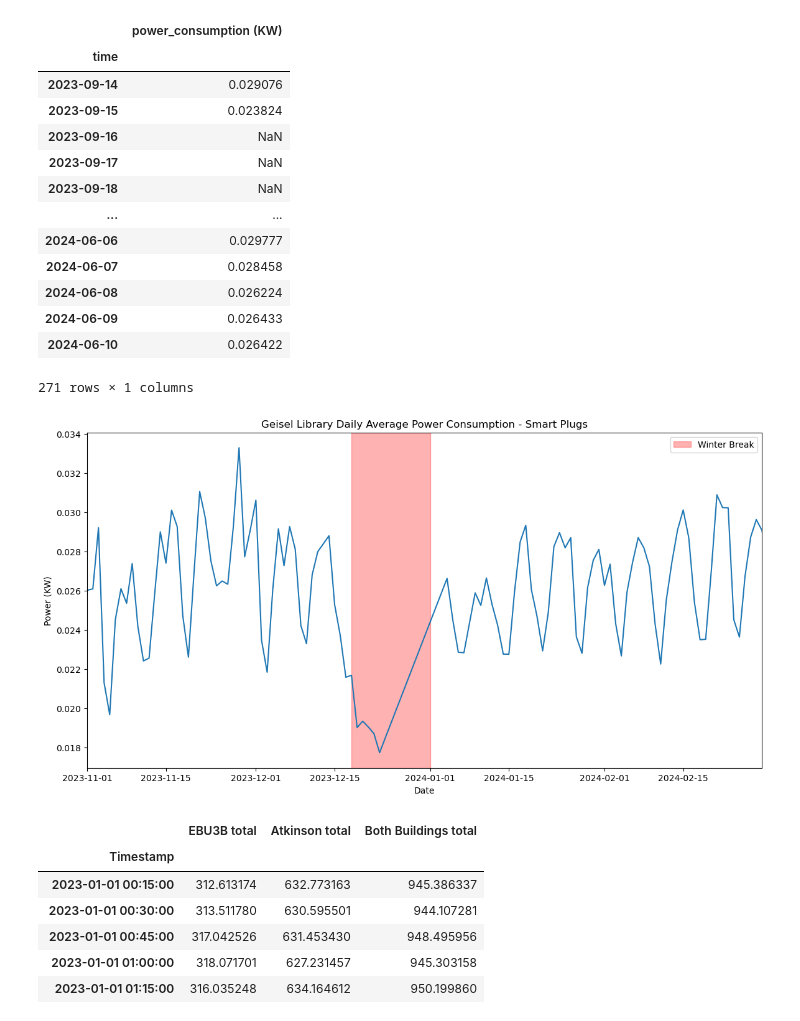
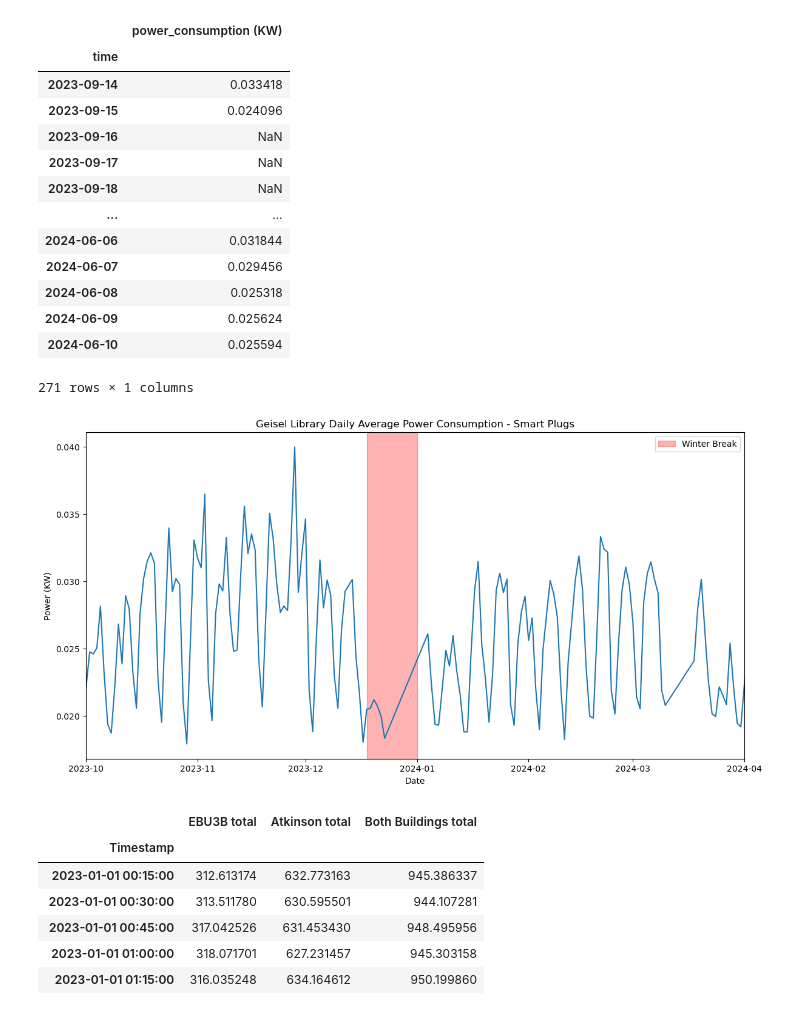
Before and after one commit to matthew-vaught/smart-plug-research, a Jupyter notebook: Data Visualization Notebooks/DataVisualizations - Winter Break Analysis.ipynb, the cells around one changed output. Cells and saved outputs as stored; diff of their text form; code cells hidden in the pictures.

```diff
--- a/Data Visualization Notebooks/DataVisualizations - Winter Break Analysis.ipynb
+++ b/Data Visualization Notebooks/DataVisualizations - Winter Break Analysis.ipynb
@@ -47,3 +45,14 @@ combined_df
-# %%
-# Forward fill any missing values
-combined_df.fillna(method='ffill', inplace=True)
+# %%
+# Read in a dataset of abnormal readings to filter for only plugs without any abnormal readings
+abnormal_readings = pd.read_csv(r'C:\Users\vaugh\Downloads\helper_spreadsheet(8).csv')
+abnormal_readings.drop(columns=['numer_ids'], inplace=True)
+abnormal_readings['smart_plug'] = abnormal_readings['smart_plug'].astype(str)
+abnormal_readings['smart_plug'] = abnormal_readings['smart_plug'].apply(lambda x: x[:-2])
+abnormal_readings['smart_plug_id'] = abnormal_readings['smart_plug']
+abnormal_readings.drop(columns=['smart_plug'], inplace=True)
+# %%
+# Combining the datasets to include the abnormal readings column and setting time as the index
+combined_df = combined_df.merge(abnormal_readings, on='smart_plug_id')
+combined_df = combined_df[combined_df['Abnormal Readings'] == 'Clear']
+combined_df.drop(columns = ['Abnormal Readings'], inplace=True)
+combined_df.set_index('time', inplace=True)
@@ -59,52 +85,52 @@ daily_df
 # %% [output]
 |  | power_consumption (KW) |
 | time |  |
-| 2023-09-14 | 0.029076 |
-| 2023-09-15 | 0.023824 |
+| 2023-09-14 | 0.033418 |
+| 2023-09-15 | 0.024096 |
 | 2023-09-16 | NaN |
 | 2023-09-17 | NaN |
 | 2023-09-18 | NaN |
 | ... | ... |
-| 2024-06-06 | 0.029777 |
-| 2024-06-07 | 0.028458 |
-| 2024-06-08 | 0.026224 |
-| 2024-06-09 | 0.026433 |
-| 2024-06-10 | 0.026422 |
+| 2024-06-06 | 0.031844 |
+| 2024-06-07 | 0.029456 |
+| 2024-06-08 | 0.025318 |
+| 2024-06-09 | 0.025624 |
+| 2024-06-10 | 0.025594 |
 271 rows × 1 columns
 # %%
 # Creating a graph that overlays winter break with the time series data to show the dip in power consumption during this period
 
 import matplotlib.pyplot as plt
 import seaborn as sns
 import pandas as pd
 
 # Define the date range to show in the plot
-start_date = '2023-11-01'
-end_date = '2024-02-29'
+start_date = '2023-10-01'
+end_date = '2024-04-01'
 
 # Define the winter break date range
 winter_break_start = '2023-12-18'
 winter_break_end = '2024-01-01'
 
 # Plotting overall trends
 plt.figure(figsize=(14, 7))
 ax = sns.lineplot(data=daily_df, x=daily_df.index, y='power_consumption (KW)')
 plt.title('Geisel Library Daily Average Power Consumption - Smart Plugs')
 plt.xlabel('Date')
 plt.ylabel('Power (KW)')
 
 # Highlight the winter break period with a different color (e.g., light blue)
 plt.axvspan(pd.to_datetime(winter_break_start), pd.to_datetime(winter_break_end), color='red', alpha=0.3, label='Winter Break')
 
 # Set the x-axis limits
 plt.xlim(pd.to_datetime(start_date), pd.to_datetime(end_date))
 
 # Show the legend
 plt.legend()
 
 plt.show()
 # %% [output]
-[figure, old version]
+[figure, new version]
 # %%
 # Read in the csv file containing the metering data we have on EBU3B and Atkinson Hall
 building_metering = pd.read_csv(r'C:\Users\vaugh\Downloads\building_metering.csv')
```
Also changed, not shown: parts of 4 cells of this notebook, 24 other files.
